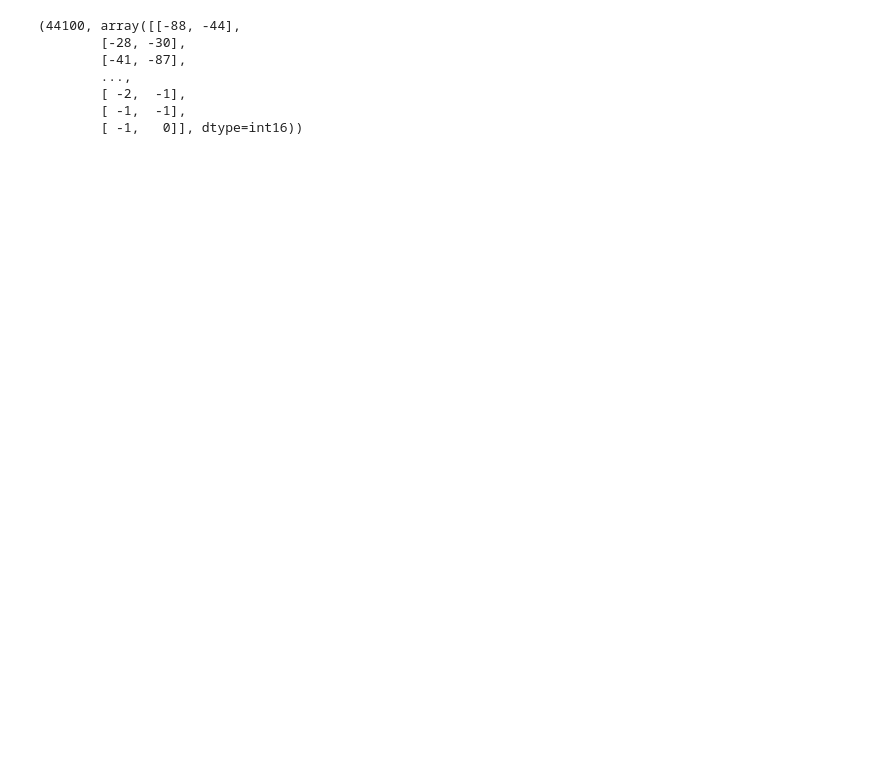
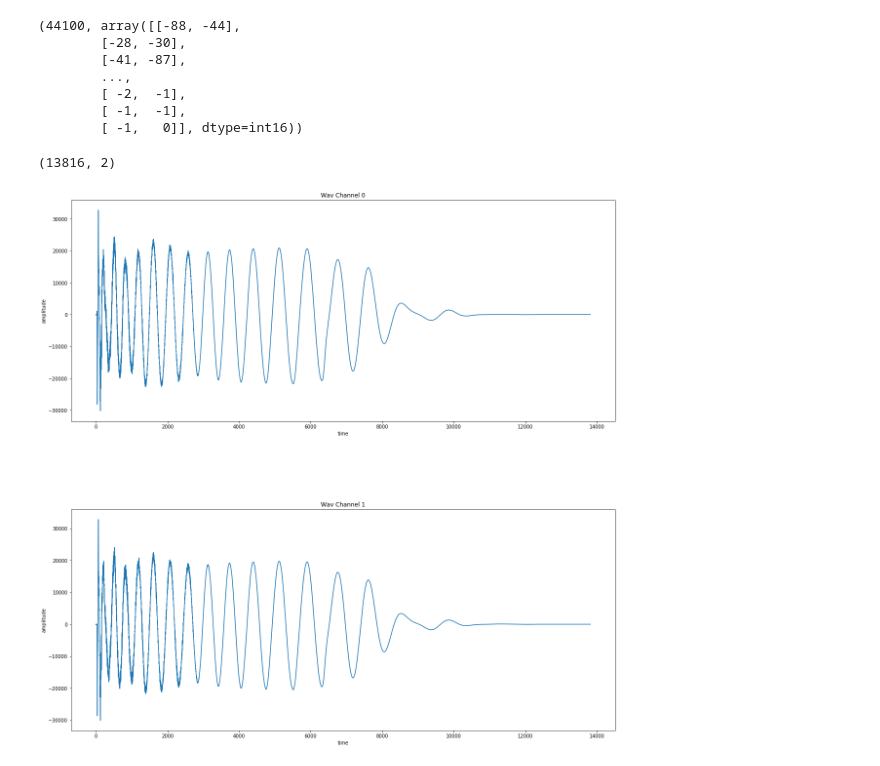
Before and after one commit to michelleliu103/Capstone_AstroDrum, a Jupyter notebook: Testing Reading a WAV.ipynb, the cells around one changed output. Saved outputs shown, nothing was run; the diff lists cells and outputs as text; code cells hidden in the pictures; blank space fills up the shorter version.

```diff
--- a/Testing Reading a WAV.ipynb
+++ b/Testing Reading a WAV.ipynb
@@ -20,3 +22,22 @@ wav[:5]
         [ -2,  -1],
         [ -1,  -1],
         [ -1,   0]], dtype=int16))
+# %%
+#shape of array
+#13816 = # of samples (13816/44100 = .31 seconds long)
+#2 = stereo instead of mono
+wav[1].shape
+# %% [output]
+(13816, 2)
+# %%
+#look at wav file
+plt.figure(figsize=(20,20))
+for i in [0,1]:
+    plt.subplot(2, 1, i+1)
+    plt.plot(wav[1][:,i])
+    plt.xlabel('time')
+    plt.ylabel('amplitude')
+    plt.title('Wav Channel ' + str(i))
+    plt.subplots_adjust(wspace=.4, hspace=.4)
+# %% [output]
+[figure, added]
```
Also changed, not shown: parts of 1 cell of this notebook.
